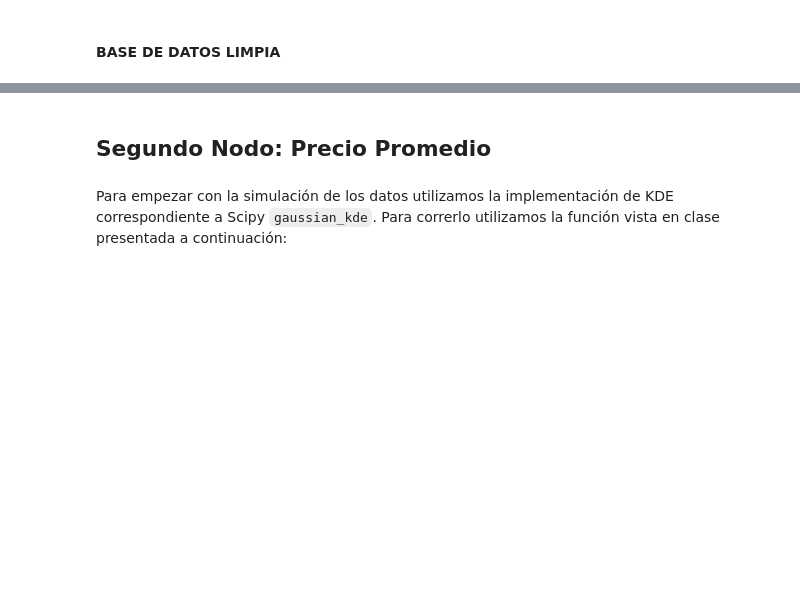
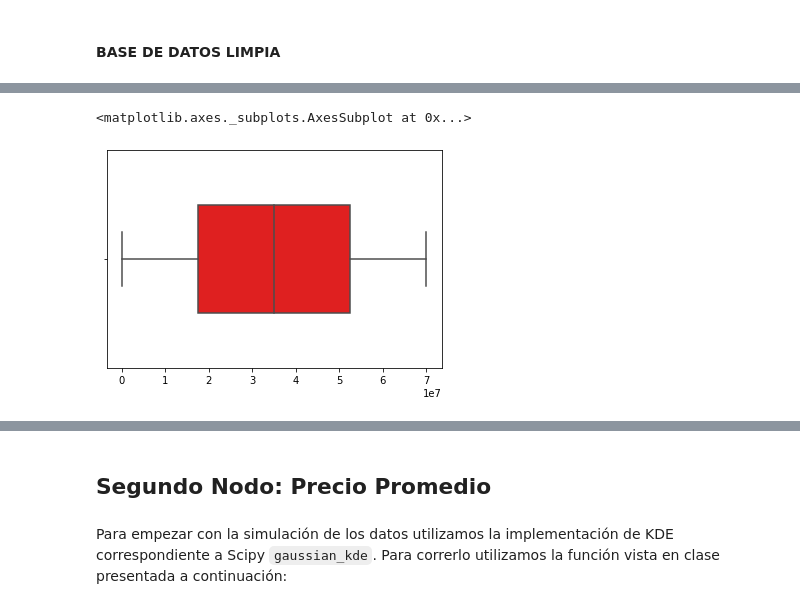
Before and after one commit to ACristinaVV/Proyecto_Avocado, a Jupyter notebook: Proyecto .ipynb, the cells around one changed output, grey strips where cells are left out. Drawn from its saved outputs; the diff is of its cells as text; code cells hidden in the pictures; blank space fills up the shorter version.

```diff
--- a/Proyecto .ipynb
+++ b/Proyecto .ipynb
@@ -149,0 +179,5 @@ import statsmodels.api as sm
+# %%
+sns.boxplot(x=x_ventas, color='r', width=0.5)
+# %% [output]
+<matplotlib.axes._subplots.AxesSubplot at 0x...>
+[figure, added]
```
Also changed, not shown: parts of 9 cells of this notebook.
